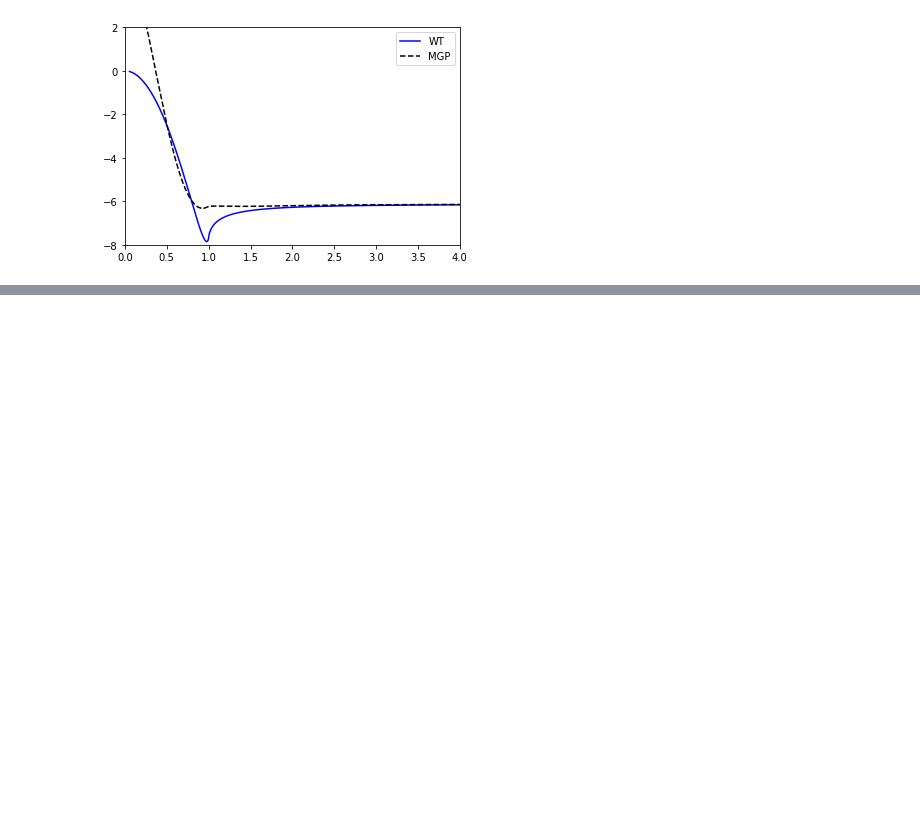
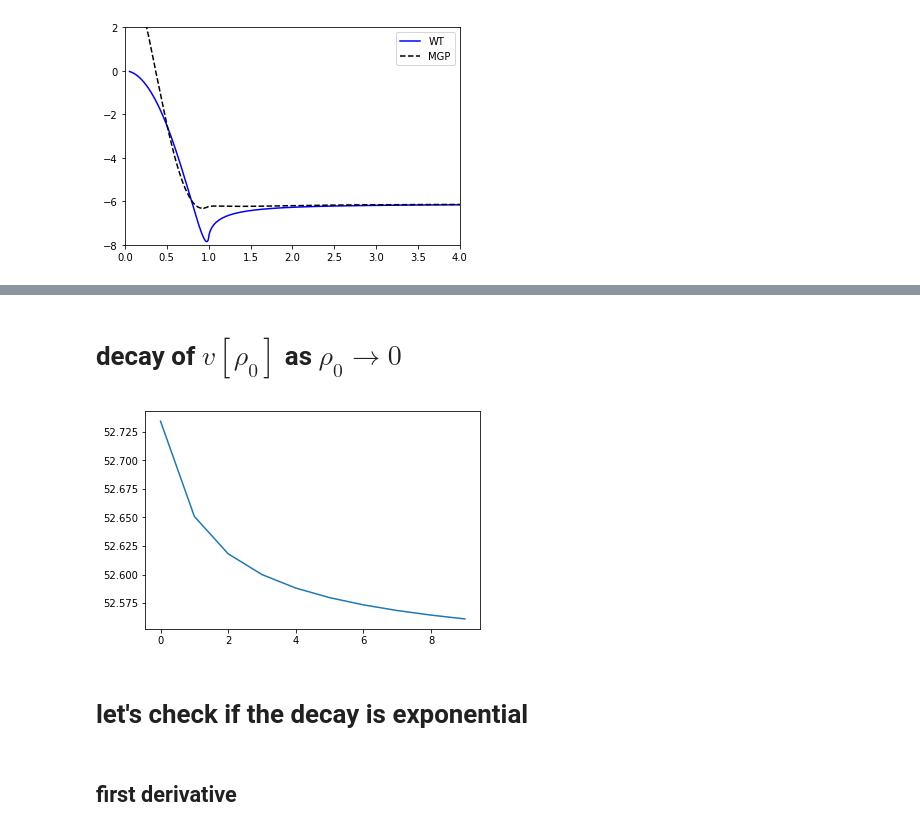
Before and after one commit to alesgenova/pbcpy, a Jupyter notebook: notebooks/Nonlocal_Functionals_prototyping.ipynb, the cells around one changed output, grey strips where cells are left out. Cells and saved outputs as stored; diff of their text form; code cells hidden in the pictures; blank space fills up the shorter version.

```diff
--- a/notebooks/Nonlocal_Functionals_prototyping.ipynb
+++ b/notebooks/Nonlocal_Functionals_prototyping.ipynb
@@ -100,0 +145,15 @@ WT_NL_Functional.energydensity.integral()*27.211385
+# %% [markdown]
+# decay of $v[\rho_0]$ as $\rho_0 \to 0$
+# %%
+a = []
+for i in range(10):
+    a.append((lda[i].potential*density_real_space.grid.r).integral())
+# %%
+plt.plot(a)
+plt.show()
+# %% [output]
+[figure, added]
+# %% [markdown]
+# let's check if the decay is exponential
+# %% [markdown]
+## first derivative
```
Also changed, not shown: parts of 32 cells of this notebook, 2 other files.
